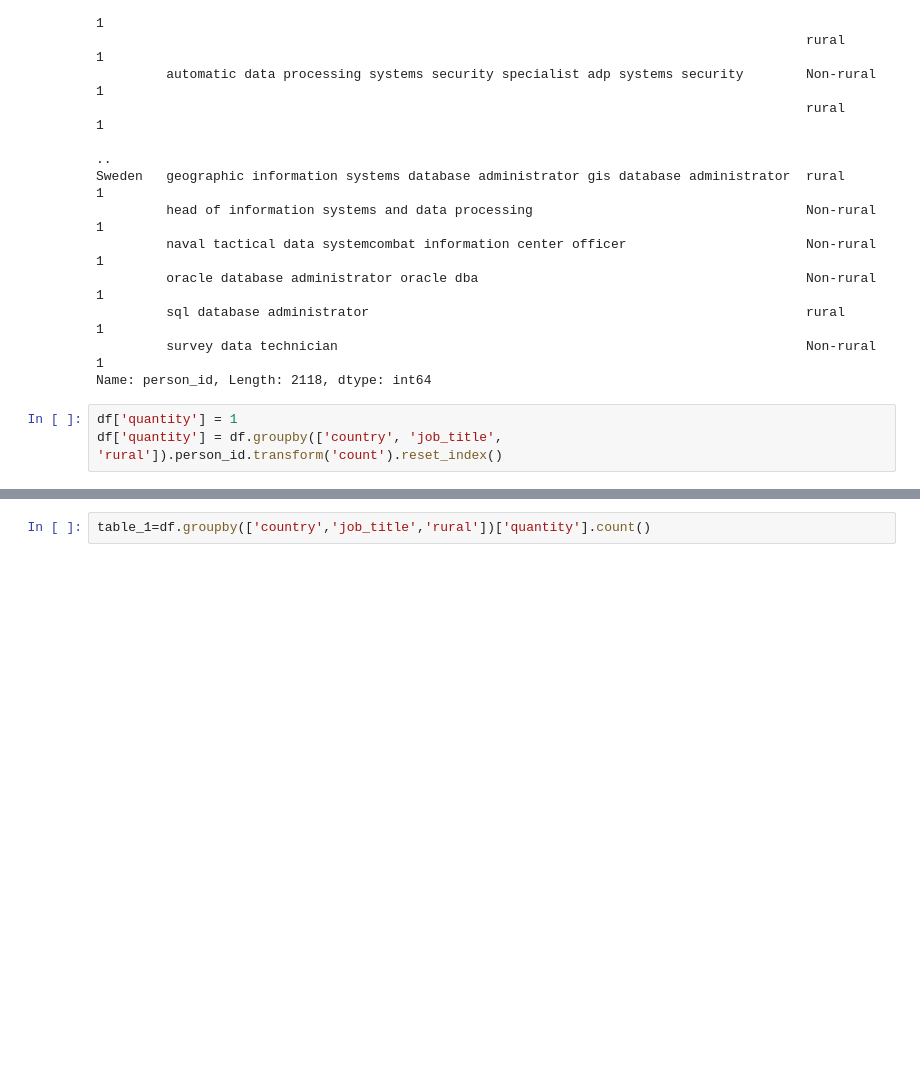
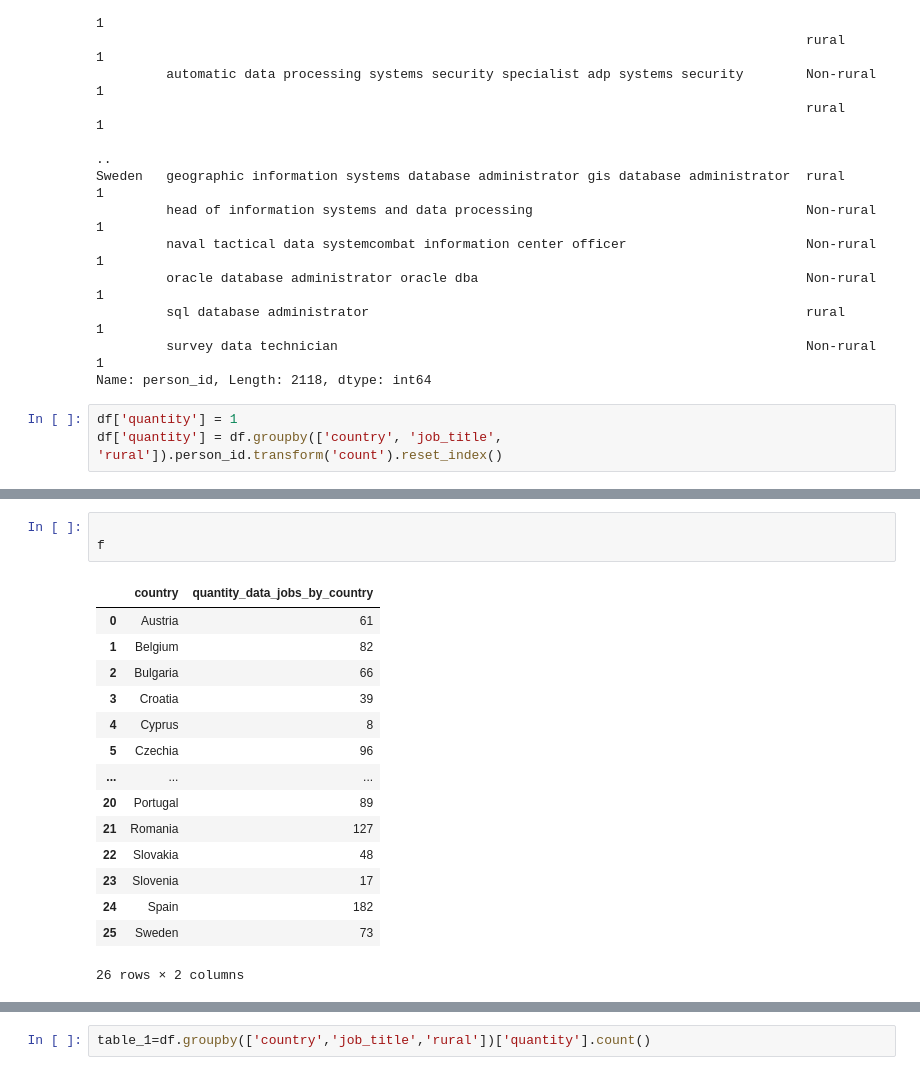
Before and after one commit to mccuadradobriones/data-project-template, a Jupyter notebook: notebooks/wrangling.ipynb, the cells around one changed output, grey strips where cells are left out. Cells and saved outputs as stored; diff of their text form; blank space fills up the shorter version.

```diff
--- a/notebooks/wrangling.ipynb
+++ b/notebooks/wrangling.ipynb
@@ -235,0 +253,19 @@ for i in datasubset['country'].unique():
+# %%
+
+f
+# %% [output]
+|  | country | quantity_data_jobs_by_country |
+| 0 | Austria | 61 |
+| 1 | Belgium | 82 |
+| 2 | Bulgaria | 66 |
+| 3 | Croatia | 39 |
+| 4 | Cyprus | 8 |
+| 5 | Czechia | 96 |
+| ... | ... | ... |
+| 20 | Portugal | 89 |
+| 21 | Romania | 127 |
+| 22 | Slovakia | 48 |
+| 23 | Slovenia | 17 |
+| 24 | Spain | 182 |
+| 25 | Sweden | 73 |
+26 rows × 2 columns
```
Also changed, not shown: parts of 8 cells of this notebook, 6 other files.
